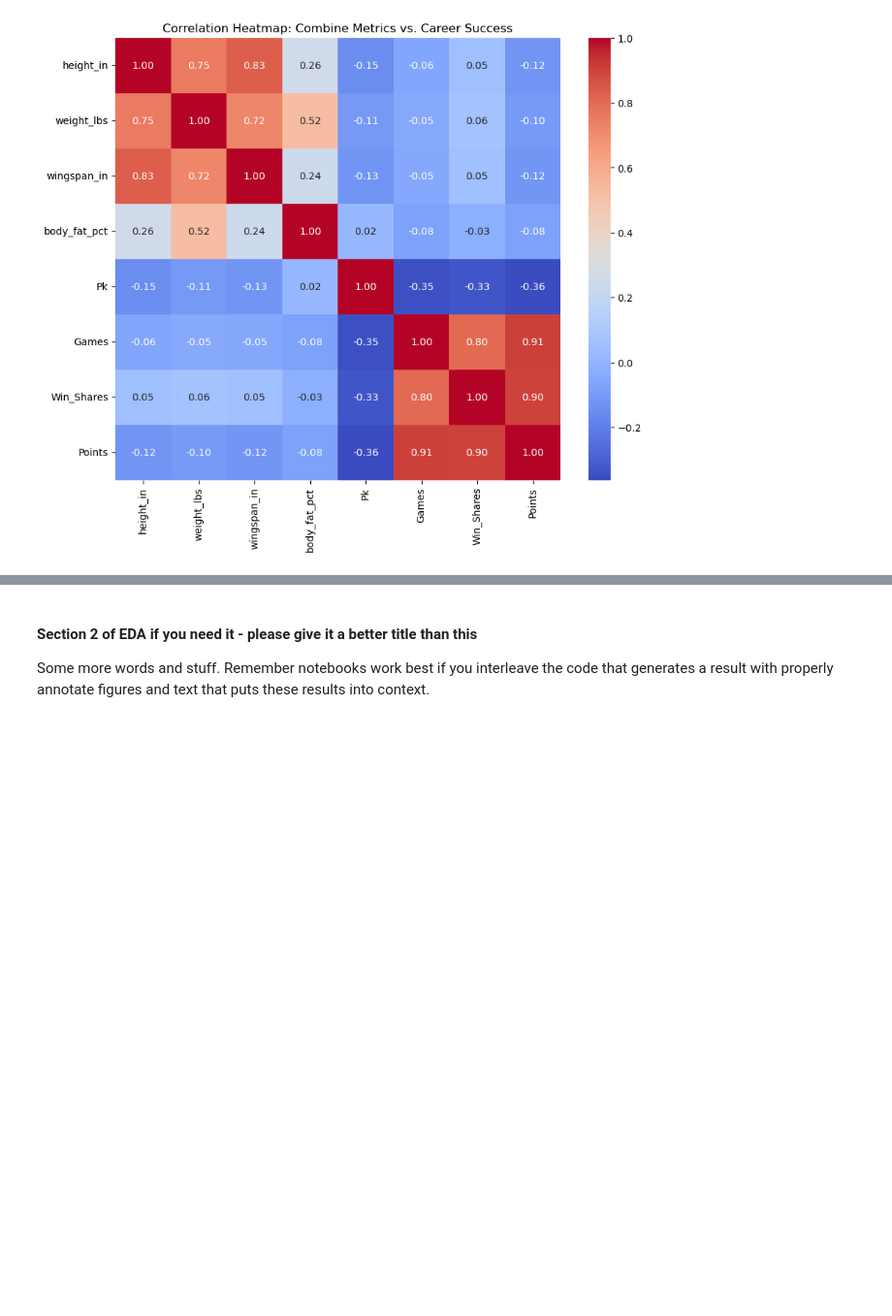
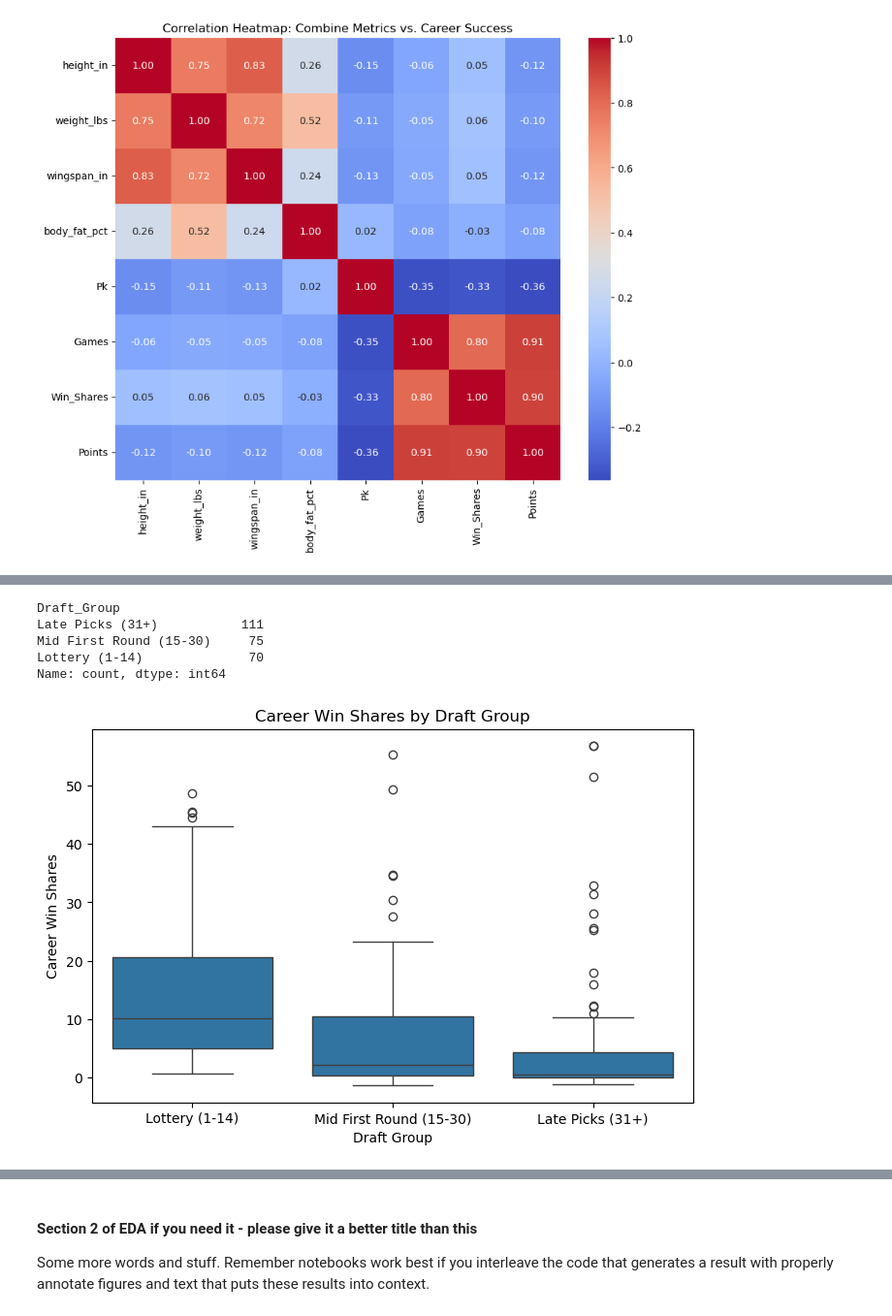
Before and after one commit to COGS108/Group010_WI26, a Jupyter notebook: 02-EDACheckpoint.ipynb, the cells around one changed output, grey strips where cells are left out. Shown at 97% size. Cells and saved outputs as stored; diff of their text form; code cells hidden in the pictures; blank space fills up the shorter version.

```diff
--- a/02-EDACheckpoint.ipynb
+++ b/02-EDACheckpoint.ipynb
@@ -548,0 +763,31 @@ plt.show()
+# %%
+# Create draft pick groups
+full_merged_df['Draft_Group'] = pd.cut(
+    full_merged_df['Pk'],
+    bins=[0,14,30,100],
+    labels=['Lottery (1-14)', 'Mid First Round (15-30)', 'Late Picks (31+)']
+)
+
+full_merged_df['Draft_Group'].value_counts()
+# %% [output]
+Draft_Group
+Late Picks (31+)           111
+Mid First Round (15-30)     75
+Lottery (1-14)              70
+Name: count, dtype: int64
+# %%
+plt.figure(figsize=(8,5))
+
+sns.boxplot(
+    data=full_merged_df,
+    x='Draft_Group',
+    y='Win_Shares'
+)
+
+plt.title("Career Win Shares by Draft Group")
+plt.xlabel("Draft Group")
+plt.ylabel("Career Win Shares")
+
+plt.show()
+# %% [output]
+[figure, added]
```
Also changed, not shown: parts of 31 cells of this notebook.
